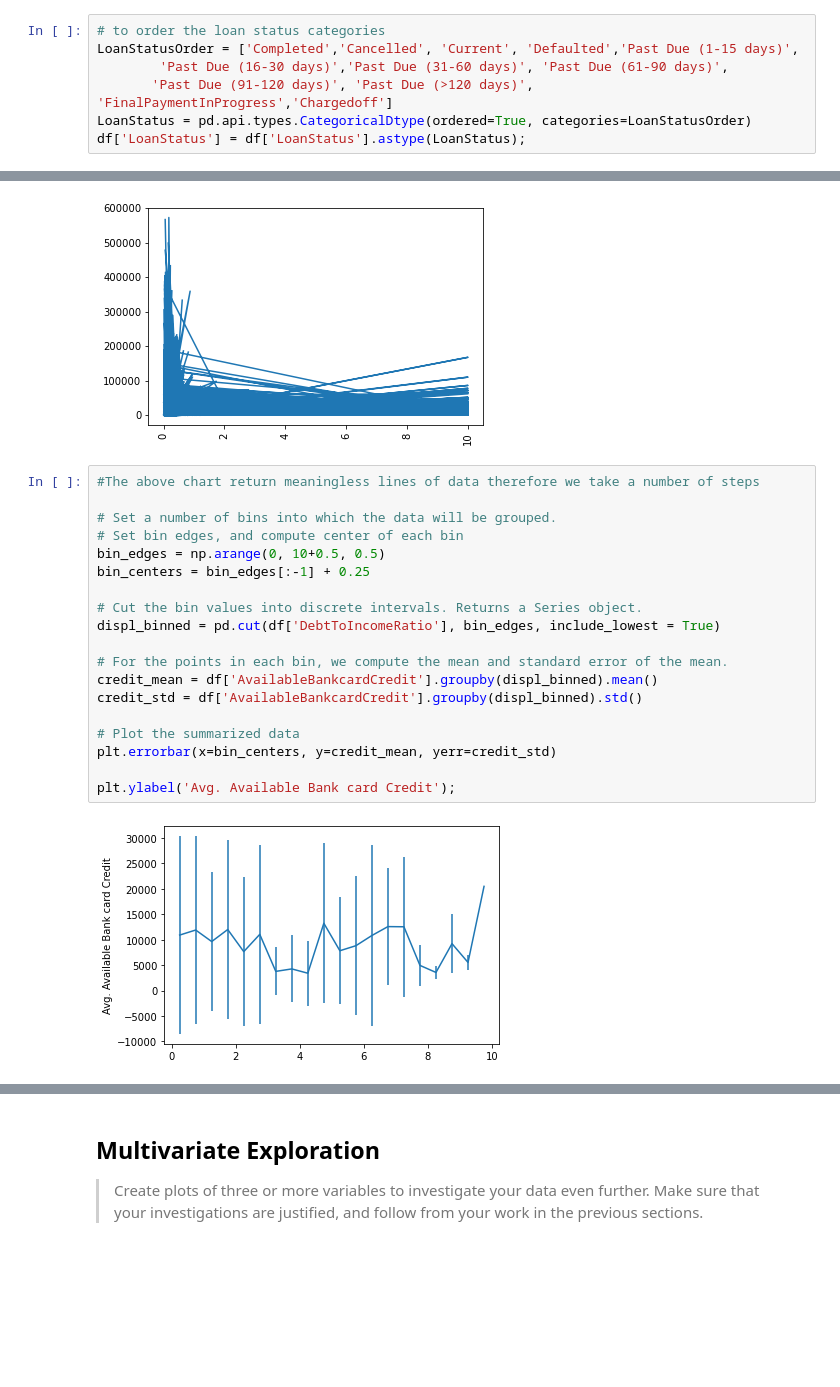
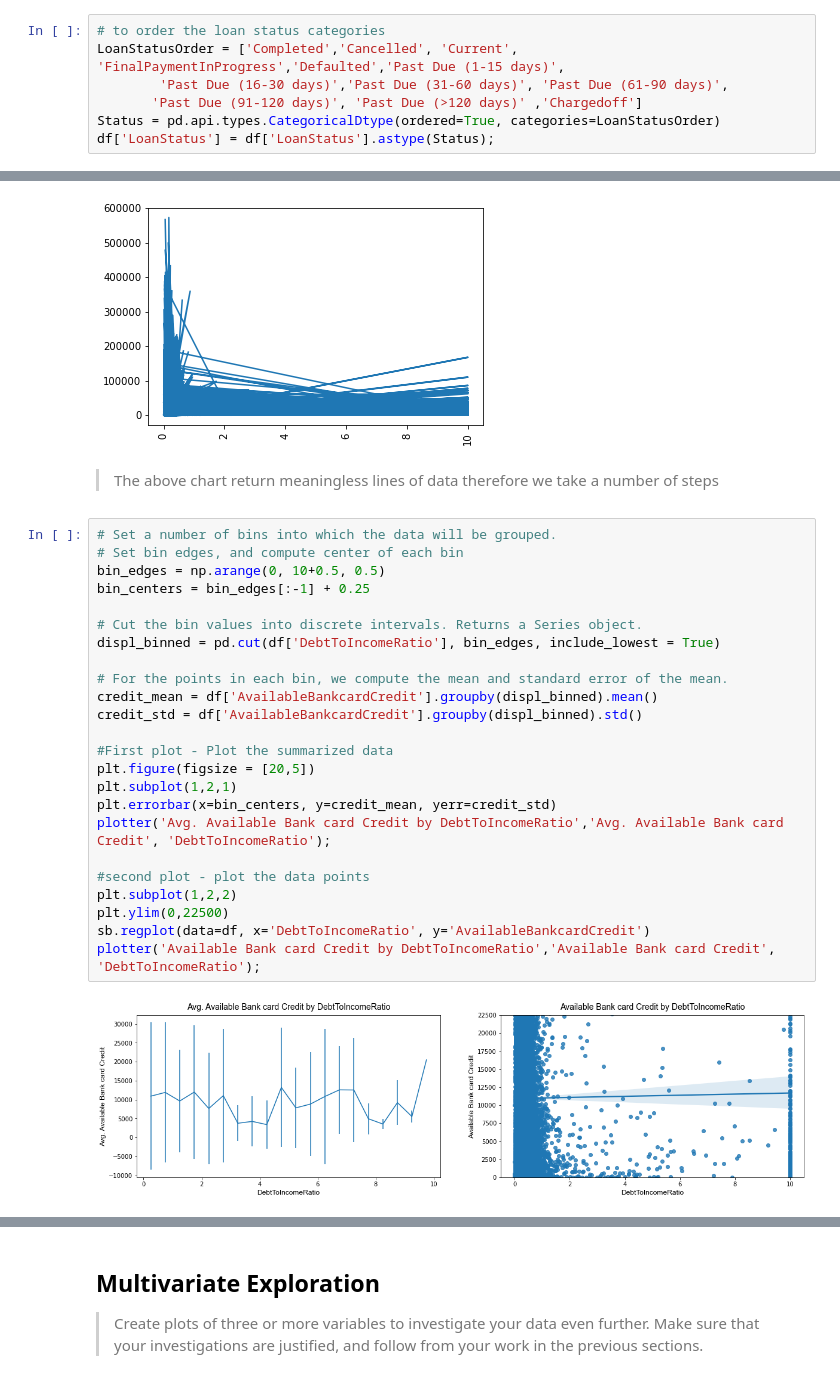
Before and after one commit to spakinrinwa/prosper_loan, a Jupyter notebook: Part_I_Exploration.ipynb, the cells around one changed output, grey strips where cells are left out. Drawn from its saved outputs; the diff is of its cells as text; blank space fills up the shorter version.

```diff
--- a/Part_I_Exploration.ipynb
+++ b/Part_I_Exploration.ipynb
@@ -124,8 +151,8 @@ def plotter(str1, str2, str3):
 **Visualizations**
 # %%
 # to order the loan status categories
-LoanStatusOrder = ['Completed','Cancelled', 'Current', 'Defaulted','Past Due (1-15 days)',
+LoanStatusOrder = ['Completed','Cancelled', 'Current', 'FinalPaymentInProgress','Defaulted','Past Due (1-15 days)',
         'Past Due (16-30 days)','Past Due (31-60 days)', 'Past Due (61-90 days)',
-       'Past Due (91-120 days)', 'Past Due (>120 days)', 'FinalPaymentInProgress','Chargedoff']
-LoanStatus = pd.api.types.CategoricalDtype(ordered=True, categories=LoanStatusOrder)
-df['LoanStatus'] = df['LoanStatus'].astype(LoanStatus);
+       'Past Due (91-120 days)', 'Past Due (>120 days)' ,'Chargedoff']
+Status = pd.api.types.CategoricalDtype(ordered=True, categories=LoanStatusOrder)
+df['LoanStatus'] = df['LoanStatus'].astype(Status);
@@ -646,24 +700,31 @@ plt.errorbar(data=df, x='DebtToIncomeRatio', y='AvailableBankcardCredit',color =
 plt.xticks(rotation = 90);
 # %% [output]
 [figure]
+# %% [markdown]
+> The above chart return meaningless lines of data therefore we take a number of steps
 # %%
-#The above chart return meaningless lines of data therefore we take a number of steps
-
 # Set a number of bins into which the data will be grouped.
 # Set bin edges, and compute center of each bin
 bin_edges = np.arange(0, 10+0.5, 0.5)
 bin_centers = bin_edges[:-1] + 0.25
 
 # Cut the bin values into discrete intervals. Returns a Series object.
 displ_binned = pd.cut(df['DebtToIncomeRatio'], bin_edges, include_lowest = True)
 
 # For the points in each bin, we compute the mean and standard error of the mean.
 credit_mean = df['AvailableBankcardCredit'].groupby(displ_binned).mean()
 credit_std = df['AvailableBankcardCredit'].groupby(displ_binned).std()
 
-# Plot the summarized data
+#First plot - Plot the summarized data
+plt.figure(figsize = [20,5])
+plt.subplot(1,2,1)
 plt.errorbar(x=bin_centers, y=credit_mean, yerr=credit_std)
+plotter('Avg. Available Bank card Credit by DebtToIncomeRatio','Avg. Available Bank card Credit', 'DebtToIncomeRatio');
 
-plt.ylabel('Avg. Available Bank card Credit');
+#second plot - plot the data points
+plt.subplot(1,2,2)
+plt.ylim(0,22500)
+sb.regplot(data=df, x='DebtToIncomeRatio', y='AvailableBankcardCredit')
+plotter('Available Bank card Credit by DebtToIncomeRatio','Available Bank card Credit', 'DebtToIncomeRatio');
 # %% [output]
-[figure, old version]
+[figure, new version]
```
Also changed, not shown: parts of 55 cells of this notebook.
